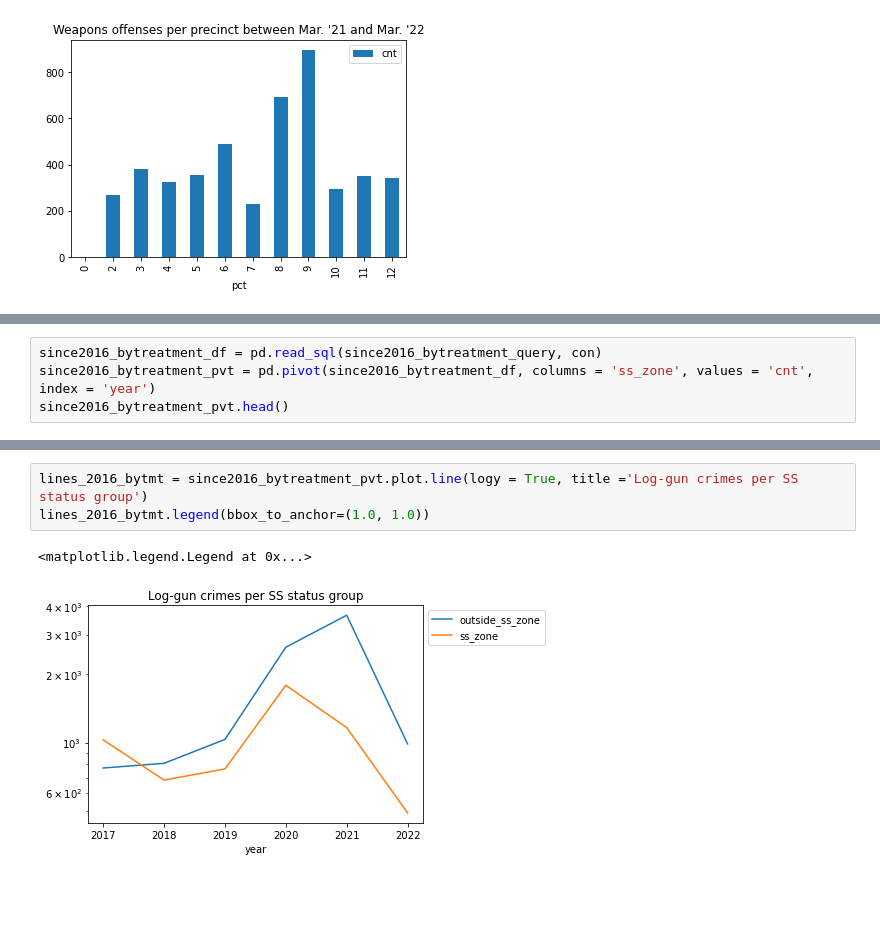
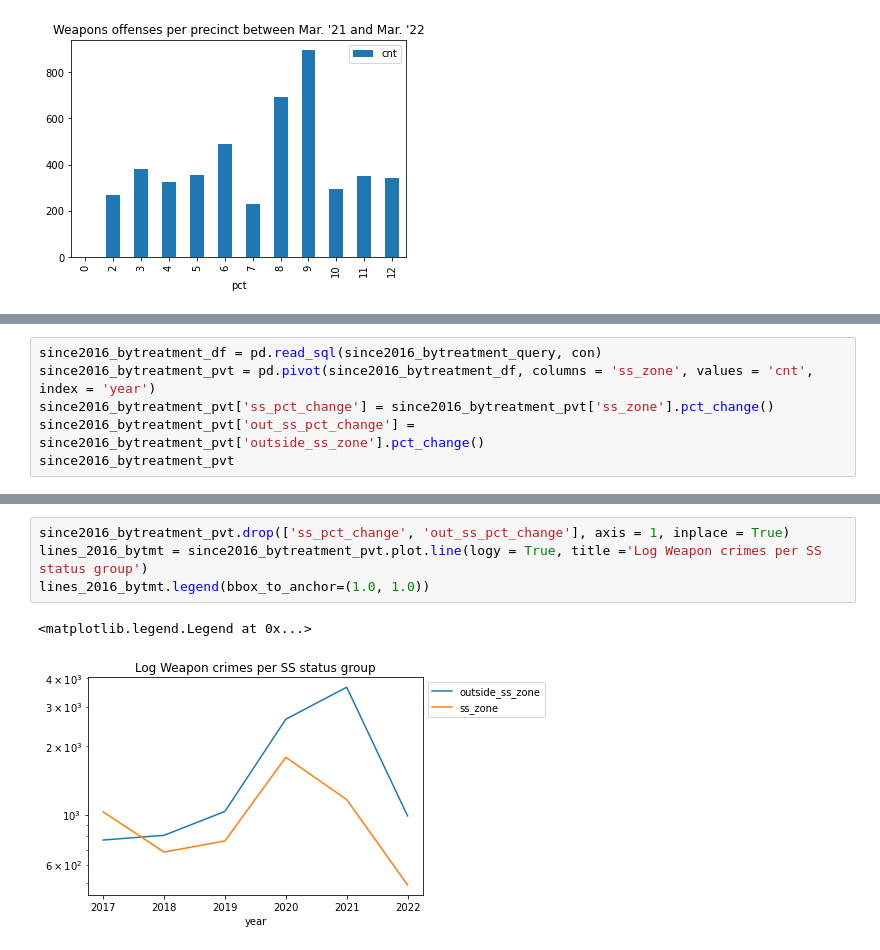
Before and after one commit to Alejandro-DetAction/shotspotter-2022, a Jupyter notebook: ss_research.ipynb, the cells around one changed output, grey strips where cells are left out. Cells and saved outputs as stored; diff of their text form; blank space fills up the shorter version.

```diff
--- a/ss_research.ipynb
+++ b/ss_research.ipynb
@@ -67,5 +67,7 @@ lines_2016.legend(bbox_to_anchor=(1.0, 1.0))
 # %%
 since2016_bytreatment_df = pd.read_sql(since2016_bytreatment_query, con)
 since2016_bytreatment_pvt = pd.pivot(since2016_bytreatment_df, columns = 'ss_zone', values = 'cnt', index = 'year')
-since2016_bytreatment_pvt.head()
+since2016_bytreatment_pvt['ss_pct_change'] = since2016_bytreatment_pvt['ss_zone'].pct_change()
+since2016_bytreatment_pvt['out_ss_pct_change'] = since2016_bytreatment_pvt['outside_ss_zone'].pct_change()
+since2016_bytreatment_pvt
 # %% [output]
@@ -85,6 +88,7 @@ lines_2016_bytmt.legend(bbox_to_anchor=(1.0, 1.0))
 # %%
-lines_2016_bytmt = since2016_bytreatment_pvt.plot.line(logy = True, title ='Log-gun crimes per SS status group')
+since2016_bytreatment_pvt.drop(['ss_pct_change', 'out_ss_pct_change'], axis = 1, inplace = True)
+lines_2016_bytmt = since2016_bytreatment_pvt.plot.line(logy = True, title ='Log Weapon crimes per SS status group')
 lines_2016_bytmt.legend(bbox_to_anchor=(1.0, 1.0))
 # %% [output]
 <matplotlib.legend.Legend at 0x...>
-[figure, old version]
+[figure, new version]
```
Also changed, not shown: parts of 5 cells of this notebook.
